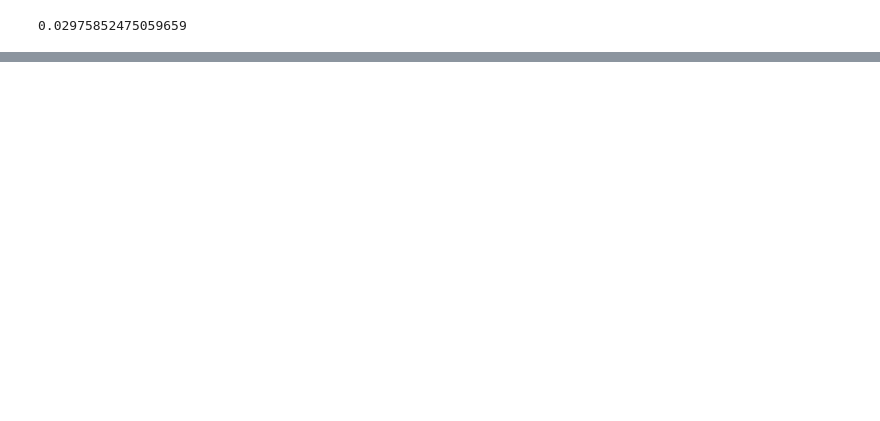
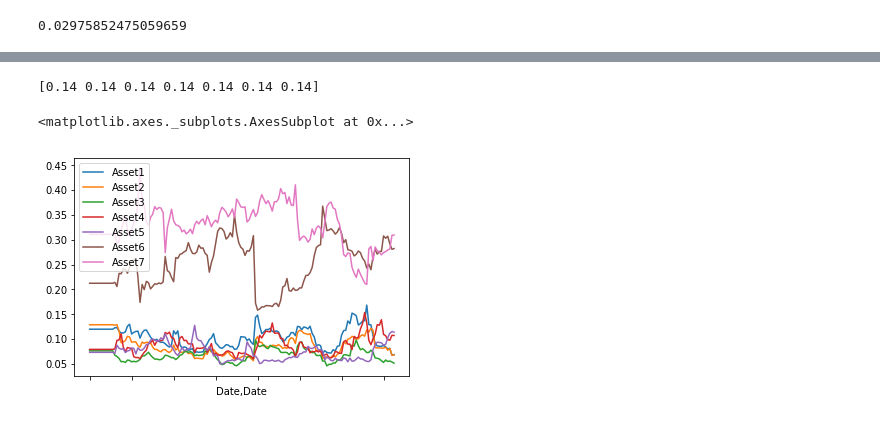
Before and after one commit to ruiyiz/asset_allocation, a Jupyter notebook: asset_allocation.ipynb, the cells around one changed output, grey strips where cells are left out. Drawn from its saved outputs; the diff is of its cells as text; code cells hidden in the pictures; blank space fills up the shorter version.

```diff
--- a/asset_allocation.ipynb
+++ b/asset_allocation.ipynb
@@ -271,0 +324,6 @@ port_vol(opt_weight, CovMat_exp)
+# %%
+#strategy3 equal weighted
+opt_weight=np.array([1/7]*7)
+print(np.round(opt_weight, decimals=2))
+# %% [output]
+[0.14 0.14 0.14 0.14 0.14 0.14 0.14]
@@ -271,0 +332,17 @@ port_vol(opt_weight, CovMat_exp)
+# %%
+# Strategy 4: Risk Parity
+df_rolling_mvol = df_mret.rolling(window=12).std() * 12
+# %%
+# Cheat a little. Use the first available month of standard deviations to backfill earlier months with NAs
+filler = df_rolling_mvol.iloc[11:12].values.flatten()
+for i in range(11):
+    df_rolling_mvol.iloc[i] = filler
+# %%
+inv_vol = (1 / df_rolling_mvol)
+row_sum = inv_vol.sum(axis=1).values
+df_wts = inv_vol.divide(row_sum, axis=0)
+# %%
+df_wts.plot()
+# %% [output]
+<matplotlib.axes._subplots.AxesSubplot at 0x...>
+[figure, added]
```
Also changed, not shown: parts of 40 cells of this notebook, 3 other files.
